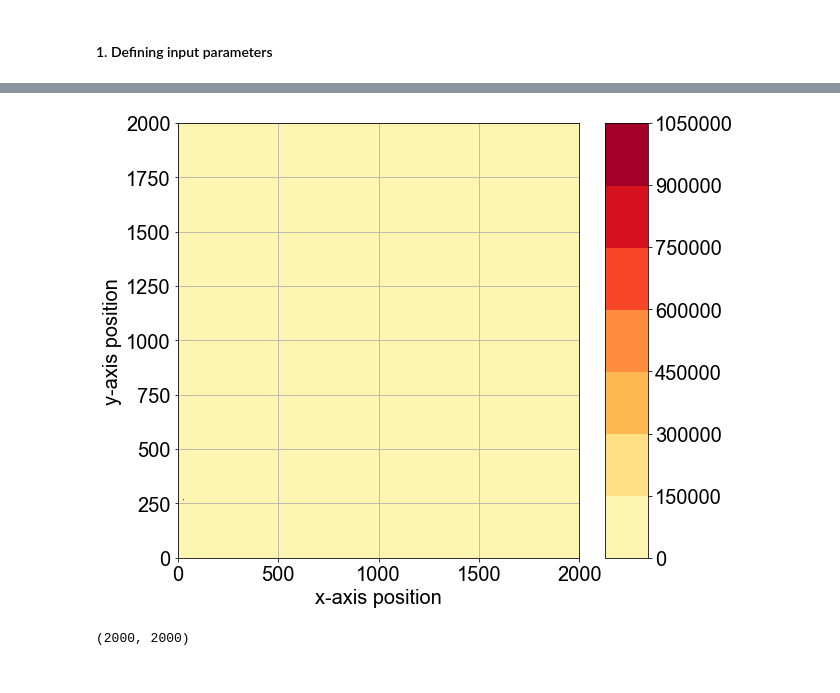
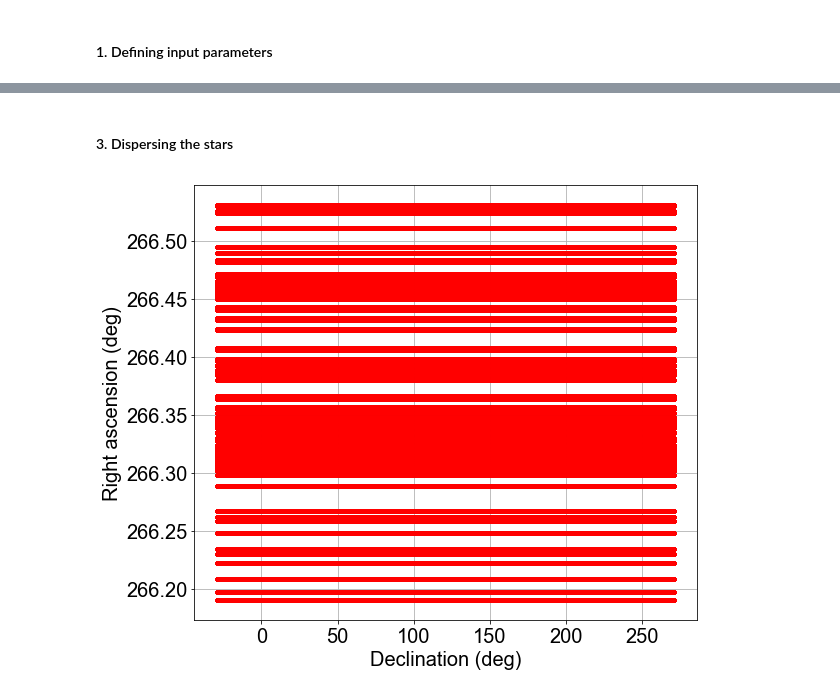
Before and after one commit to SoumyaShreeram/Slitless_spectroscopy, a Jupyter notebook: 02_Using_GALACTICNUCLEUS_catalog_to_produce_spectral_images.ipynb, the cells around one changed output, grey strips where cells are left out. Cells and saved outputs as stored; diff of their text form; code cells hidden in the pictures.

```diff
--- a/02_Using_GALACTICNUCLEUS_catalog_to_produce_spectral_images.ipynb
+++ b/02_Using_GALACTICNUCLEUS_catalog_to_produce_spectral_images.ipynb
@@ -128,8 +122,18 @@ flux_matrix2D = csr_matrix((mag_Ks, (ra_Ks, np.abs(de_Ks))), shape=(u_pix, u_pix
-# %%
-mag_Ks = mag_Ks.reshape()
-# %% [output]
-[figure, removed]
-# %%
-np.shape(flux_matrix2D)
-# %% [output]
-(2000, 2000)
+# %% [markdown]
+#### 3. Dispersing the stars
+# %%
+fig, ax = plt.subplots(1,1,figsize=(9,8))
+
+# mapping right ascension and declination to (pixel, pixel) FOV
+x_pos, y_pos = ssfm.mapToFOVinPixels(de_Ks, ra_Ks)
+
+# plotting the stars
+ax.plot(de_Ks, ra_Ks, "b.")
+pt.setLabel(ax, 'Declination (deg)', 'Right ascension (deg)', '', 'default', 'default', \
+            legend=False)
+
+# dispersing them in the k-band
+x_disperse, y_disperse = ss.disperseStars(de_Ks, ra_Ks, disperse_range, waves_k,  ax, \
+                                          dispersion_angle)
+# %% [output]
+[figure, added]
```
Also changed, not shown: parts of 12 cells of this notebook, 4 other files.
